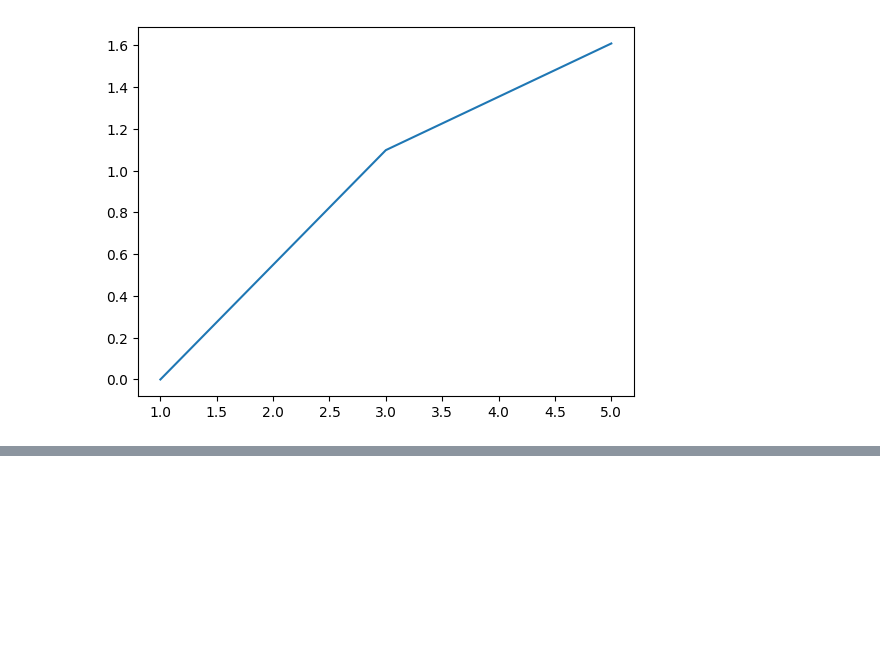
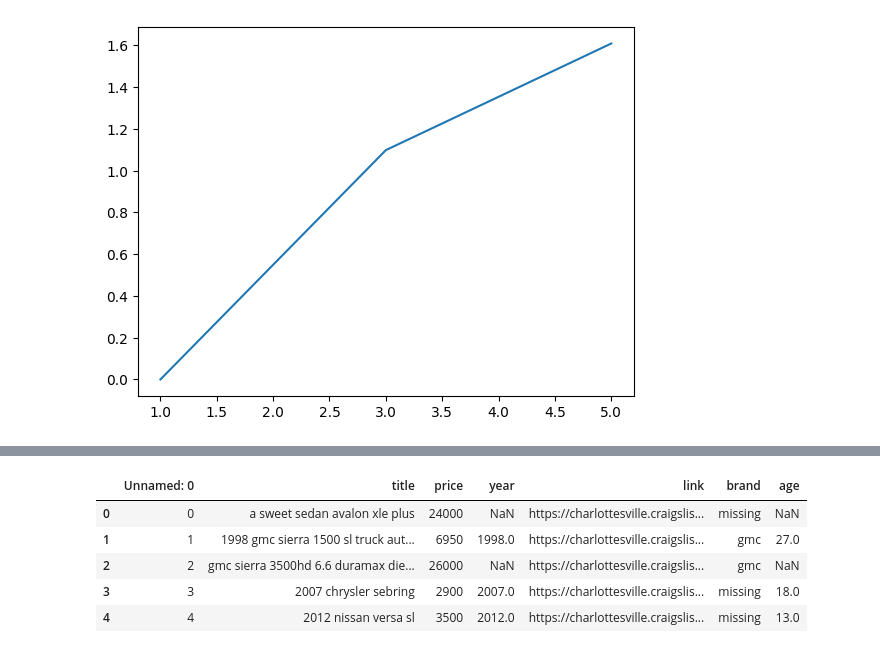
Before and after one commit to romancgilbert/scratchpad, a Jupyter notebook: nb_2026_01_05.ipynb, the cells around one changed output, grey strips where cells are left out. Saved outputs shown, nothing was run; the diff lists cells and outputs as text; code cells hidden in the pictures; blank space fills up the shorter version.

```diff
--- a/nb_2026_01_05.ipynb
+++ b/nb_2026_01_05.ipynb
@@ -37,3 +40,16 @@ df.head()
 | 2 | 39608626 | NaN | Sunny Room in Harlem | Manhattan | Apartment | NaN | Private room | 10032.0 | ... |
 | 3 | 500 | 6/26/2008 | Gorgeous 1 BR with Private Balcony | Manhattan | Apartment | NaN | Entire home/apt | 10024.0 | ... |
 | 4 | 500 | 6/26/2008 | Trendy Times Square Loft | Manhattan | Apartment | 95.0 | Private room | 10036.0 | ... |
+# %%
+import pandas as pd
+import seaborn as sns
+import numpy as np
+df = pd.read_csv('data/craigslist_cville_cars.csv', encoding='cp1252')
+df.head()
+# %% [output]
+|  | Unnamed: 0 | title | price | year | link | brand | age |
+| 0 | 0 | a sweet sedan avalon xle plus | 24000 | NaN | https://charlottesville.craigslis... | missing | NaN |
+| 1 | 1 | 1998 gmc sierra 1500 sl truck aut... | 6950 | 1998.0 | https://charlottesville.craigslis... | gmc | 27.0 |
+| 2 | 2 | gmc sierra 3500hd 6.6 duramax die... | 26000 | NaN | https://charlottesville.craigslis... | gmc | NaN |
+| 3 | 3 | 2007 chrysler sebring | 2900 | 2007.0 | https://charlottesville.craigslis... | missing | 18.0 |
+| 4 | 4 | 2012 nissan versa sl | 3500 | 2012.0 | https://charlottesville.craigslis... | missing | 13.0 |
```
Also changed, not shown: parts of 3 cells of this notebook.
